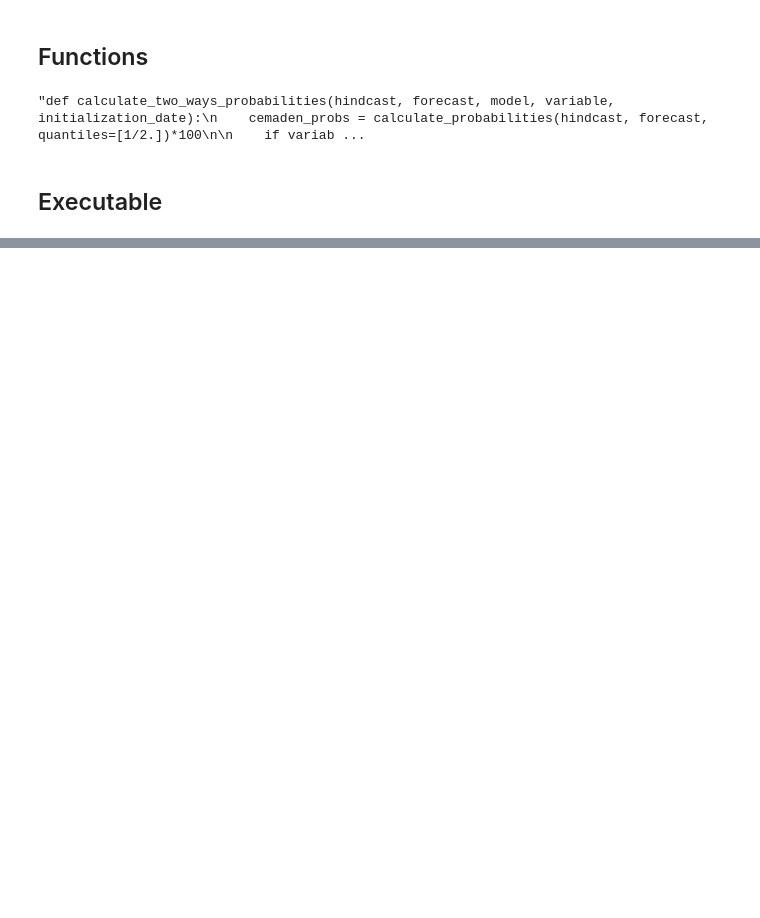
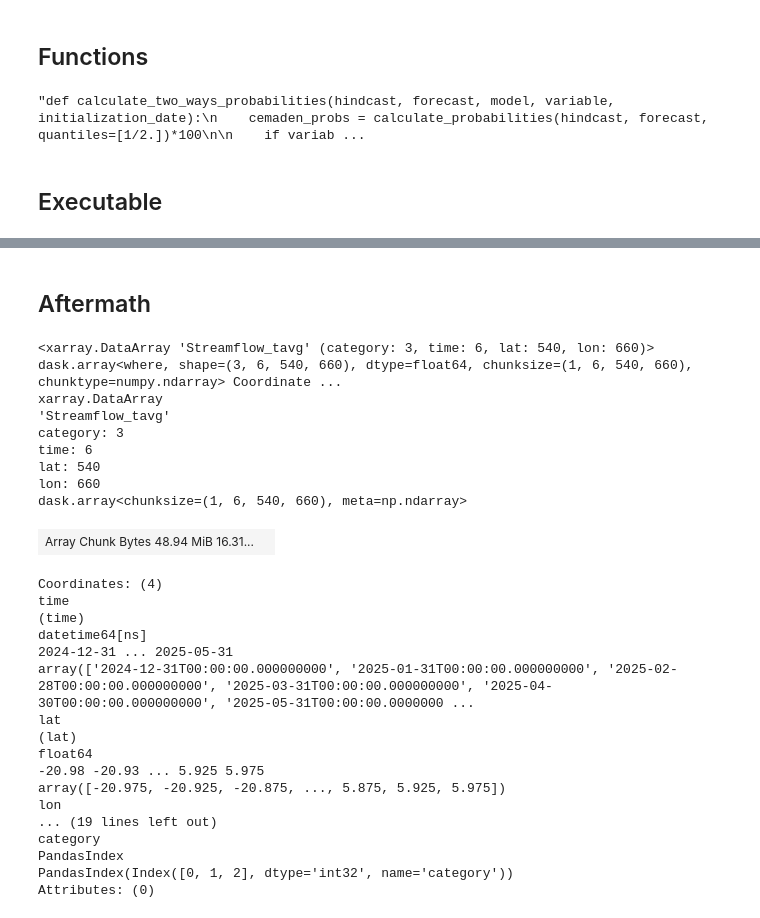
Before and after one commit to Amazon-ARCHive/amazonhydroviewer-backend, a Jupyter notebook: get_ldas_probabilistics_data.ipynb, the cells around one changed output, grey strips where cells are left out. Drawn from its saved outputs; the diff is of its cells as text; code cells hidden in the pictures; blank space fills up the shorter version.

```diff
--- a/get_ldas_probabilistics_data.ipynb
+++ b/get_ldas_probabilistics_data.ipynb
@@ -161,8 +235,8 @@ def calculate_probabilities(hcst, fcst, quantiles = [1/3., 2/3.]):
 ## Executable
 # %%
 workspace_directory = rf'C:\Users\Kris\Documents\amazonforecast\data\hindcast'
-surface_model_file_path = workspace_directory + '/amazon_forecast/'
-forecast_data_file_path = surface_model_file_path + "/ldas_fcst_2024_dec01.nc"
+surface_model_file_path = workspace_directory + rf'\amazon_forecast'
+forecast_data_file_path = surface_model_file_path + rf"\ldas_fcst_2024_dec01.nc"
 
 year = 2024
 month = 'dec'
@@ -171,3 +245,23 @@ hindcast_data_file_path = []
 for i in range(2001, year):
     hindcast_data_file_path.append(surface_model_file_path + os.path.join(f"/ldas_fcst_{i}_{month}01.nc"))
 #hindcast_data_file_path
+
+## Global variables
+list_of_variables = {'Rainf_tavg' : 'Average precipitation',
+                    'Qair_f_tavg' : 'Specific humidity',
+                    'Qs_tavg':'Surface runoff',
+                    'Evap_tavg':'Evapotranspiration',
+                    'Tair_f_tavg':'Avg. air temperature',
+                    'SoilMoist_inst': 'Soil moisture',
+                    'SoilTemp_inst': 'Soil temperature',
+                    'Streamflow_tavg': 'Stream flow'}
+
+"""
+surface_variable_unit = {'Rainf_tavg':'mm/day',
+                         'Qair_f_tavg':'g/kg',
+                         'Qs_tavg':'mm/day',
+                         'Evap_tavg':'mm/day',
+                         'Tair_f_tavg':'degree Celsius',
+                         'SoilMoist_inst':'m^3 m-3',
+                         'SoilTemp_inst':'degree Celsius'}
+"""
@@ -229,0 +347,31 @@ Saved probability values for SoilTemp_inst!
+# %% [markdown]
+## Aftermath
+# %%
+probs_with_nan
+# %% [output]
+<xarray.DataArray 'Streamflow_tavg' (category: 3, time: 6, lat: 540, lon: 660)> dask.array<where, shape=(3, 6, 540, 660), dtype=float64, chunksize=(1, 6, 540, 660), chunktype=numpy.ndarray> Coordinate ...
+xarray.DataArray
+'Streamflow_tavg'
+category: 3
+time: 6
+lat: 540
+lon: 660
+dask.array<chunksize=(1, 6, 540, 660), meta=np.ndarray>
+| Array Chunk Bytes 48.94 MiB 16.31... |  |
+Coordinates: (4)
+time
+(time)
+datetime64[ns]
+2024-12-31 ... 2025-05-31
+array(['2024-12-31T00:00:00.000000000', '2025-01-31T00:00:00.000000000', '2025-02-28T00:00:00.000000000', '2025-03-31T00:00:00.000000000', '2025-04-30T00:00:00.000000000', '2025-05-31T00:00:00.0000000 ...
+lat
+(lat)
+float64
+-20.98 -20.93 ... 5.925 5.975
+array([-20.975, -20.925, -20.875, ..., 5.875, 5.925, 5.975])
+lon
+... (19 lines left out)
+category
+PandasIndex
+PandasIndex(Index([0, 1, 2], dtype='int32', name='category'))
+Attributes: (0)
```
Also changed, not shown: parts of 12 cells of this notebook, 2 other files.
